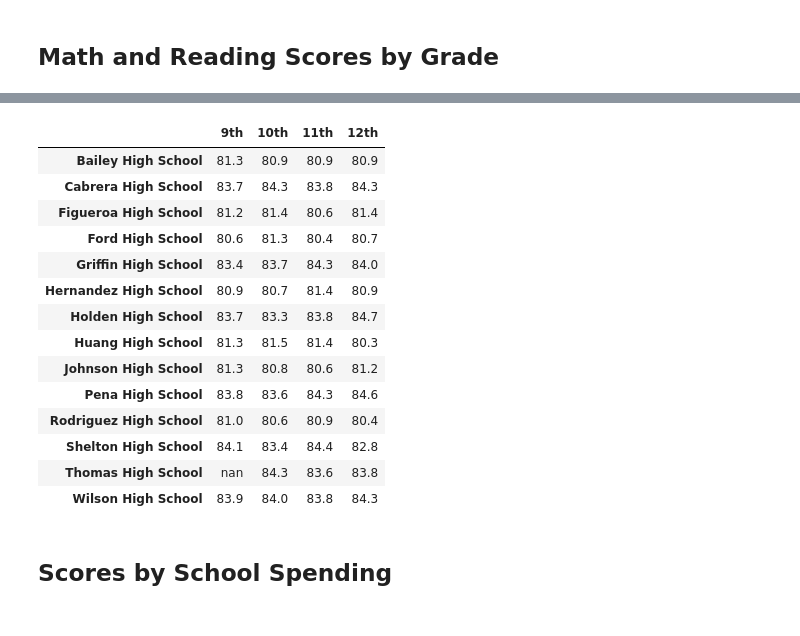
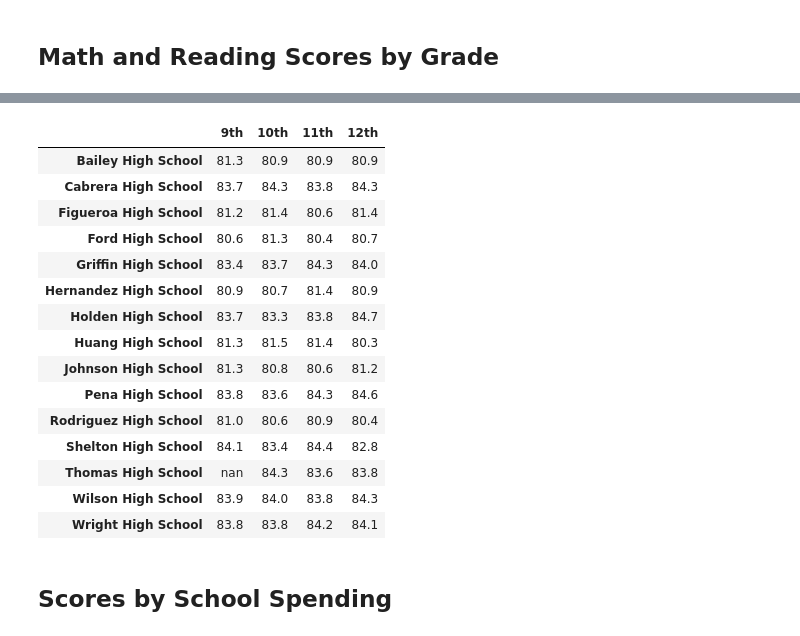
Before and after one commit to asama-w/School_District_Analysis, a Jupyter notebook: PyCitySchools_Challenge.ipynb, the cells around one changed output, grey strips where cells are left out. Cells and saved outputs as stored; diff of their text form; code cells hidden in the pictures.

```diff
--- a/PyCitySchools_Challenge.ipynb
+++ b/PyCitySchools_Challenge.ipynb
@@ -445,31 +428,32 @@ math_scores_by_grade.head(14)
 # %%
 # Format each grade column.
 reading_scores_by_grade["9th"] = reading_scores_by_grade["9th"].map("{:,.1f}".format)
 reading_scores_by_grade["10th"] = reading_scores_by_grade["10th"].map("{:,.1f}".format)
 reading_scores_by_grade["11th"] = reading_scores_by_grade["11th"].map("{:,.1f}".format)
 reading_scores_by_grade["12th"] = reading_scores_by_grade["12th"].map("{:,.1f}".format)
 
 ## Remove the index.
 reading_scores_by_grade.index.name = None
 
 # Display the data frame
-reading_scores_by_grade.head(14)
+reading_scores_by_grade
 # %% [output]
 |  | 9th | 10th | 11th | 12th |
 | Bailey High School | 81.3 | 80.9 | 80.9 | 80.9 |
 | Cabrera High School | 83.7 | 84.3 | 83.8 | 84.3 |
 | Figueroa High School | 81.2 | 81.4 | 80.6 | 81.4 |
 | Ford High School | 80.6 | 81.3 | 80.4 | 80.7 |
 | Griffin High School | 83.4 | 83.7 | 84.3 | 84.0 |
 | Hernandez High School | 80.9 | 80.7 | 81.4 | 80.9 |
 | Holden High School | 83.7 | 83.3 | 83.8 | 84.7 |
 | Huang High School | 81.3 | 81.5 | 81.4 | 80.3 |
 | Johnson High School | 81.3 | 80.8 | 80.6 | 81.2 |
 | Pena High School | 83.8 | 83.6 | 84.3 | 84.6 |
 | Rodriguez High School | 81.0 | 80.6 | 80.9 | 80.4 |
 | Shelton High School | 84.1 | 83.4 | 84.4 | 82.8 |
 | Thomas High School | nan | 84.3 | 83.6 | 83.8 |
 | Wilson High School | 83.9 | 84.0 | 83.8 | 84.3 |
+| Wright High School | 83.8 | 83.8 | 84.2 | 84.1 |
 # %% [markdown]
 ## Scores by School Spending
 # %%
```
Also changed, not shown: parts of 13 cells of this notebook, 1 other file.
